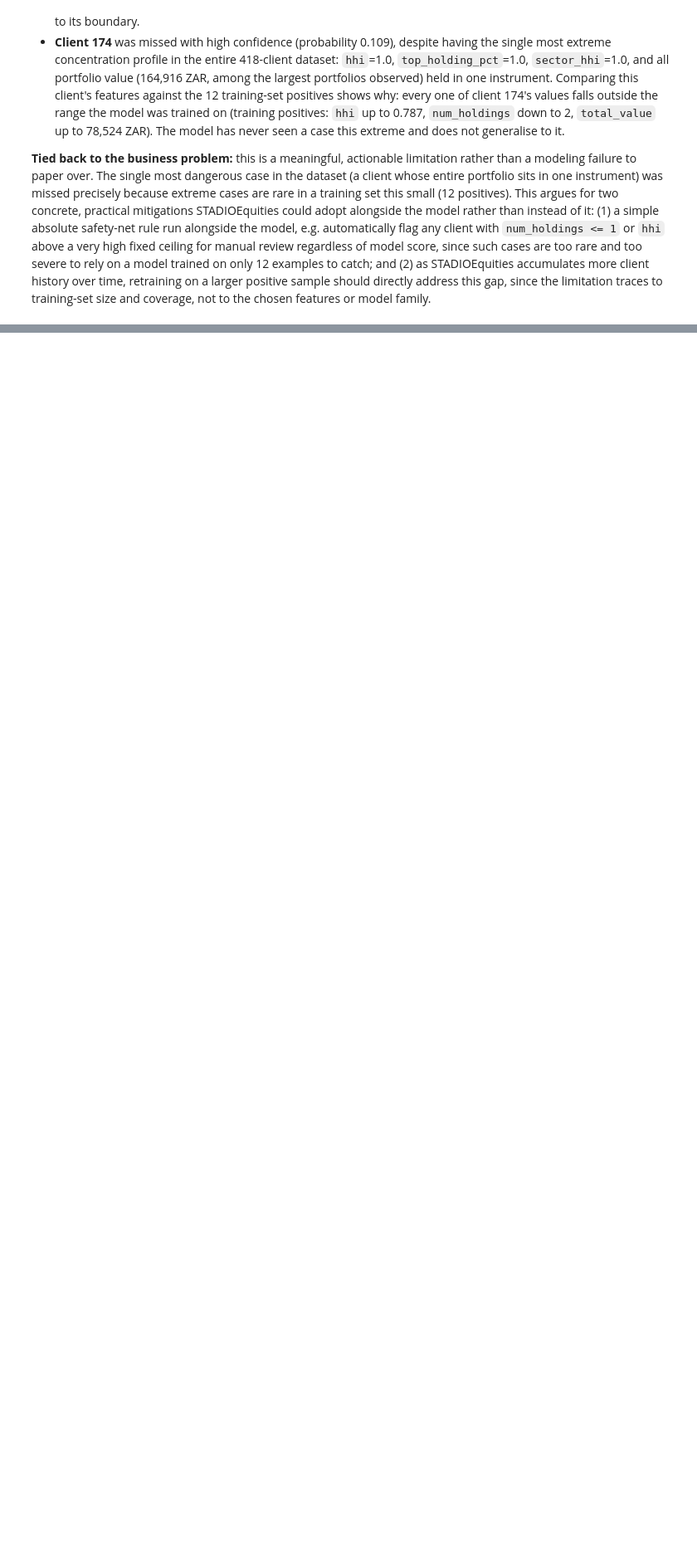
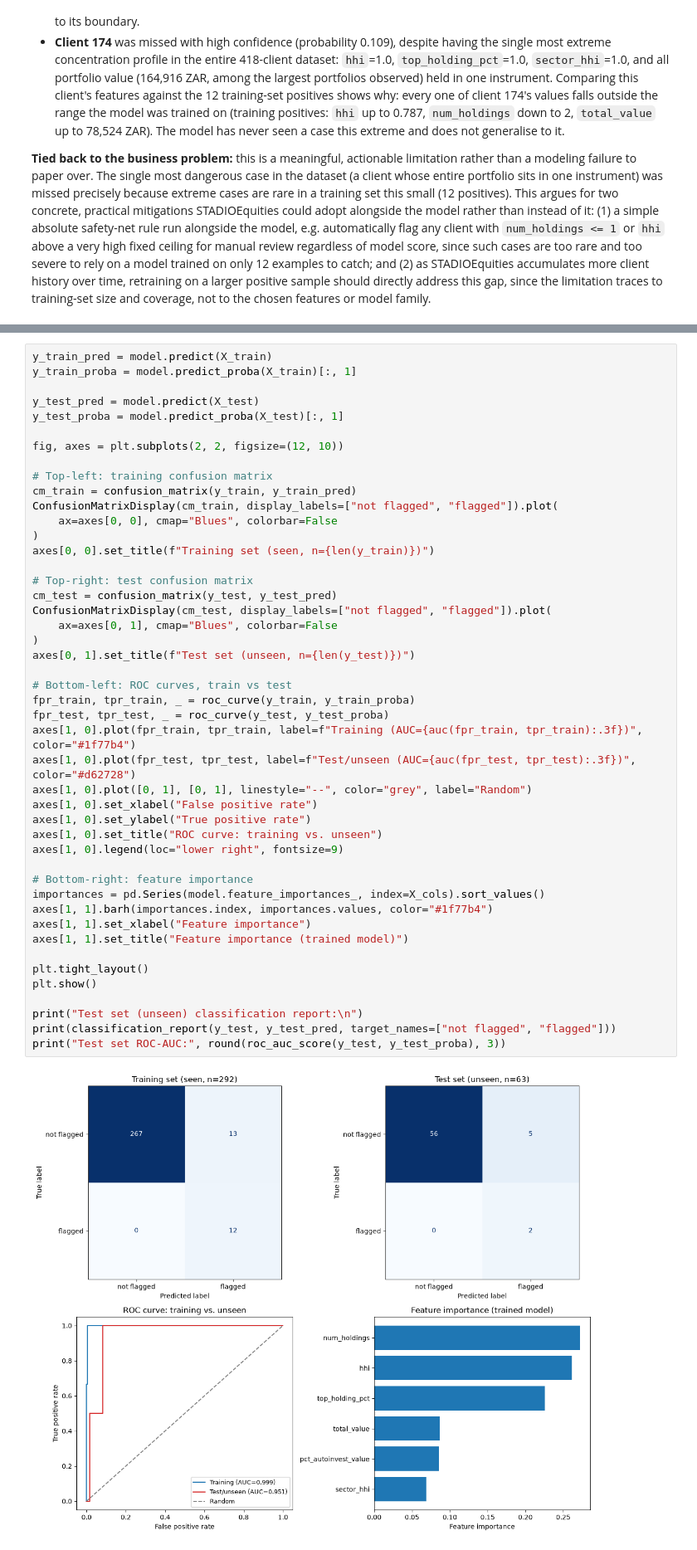
Before and after one commit to GopolangMmutlwaneCaptone/Risk-Concentration-Flagging, a Jupyter notebook: SS3_PartB/SS3_PartB.ipynb, the cells around one changed output, grey strips where cells are left out. Shown at 83% size. Drawn from its saved outputs; the diff is of its cells as text; blank space fills up the shorter version.

Commit message:
SS3 Part B: results visualisation (training vs unseen test performance, feature importance)

```diff
--- a/SS3_PartB/SS3_PartB.ipynb
+++ b/SS3_PartB/SS3_PartB.ipynb
@@ -1214,0 +1221,48 @@ Each of the 3 positive cases is discussed individually:
+# %%
+y_train_pred = model.predict(X_train)
+y_train_proba = model.predict_proba(X_train)[:, 1]
+
+y_test_pred = model.predict(X_test)
+y_test_proba = model.predict_proba(X_test)[:, 1]
+
+fig, axes = plt.subplots(2, 2, figsize=(12, 10))
+
+# Top-left: training confusion matrix
+cm_train = confusion_matrix(y_train, y_train_pred)
+ConfusionMatrixDisplay(cm_train, display_labels=["not flagged", "flagged"]).plot(
+    ax=axes[0, 0], cmap="Blues", colorbar=False
+)
+axes[0, 0].set_title(f"Training set (seen, n={len(y_train)})")
+
+# Top-right: test confusion matrix
+cm_test = confusion_matrix(y_test, y_test_pred)
+ConfusionMatrixDisplay(cm_test, display_labels=["not flagged", "flagged"]).plot(
+    ax=axes[0, 1], cmap="Blues", colorbar=False
+)
+axes[0, 1].set_title(f"Test set (unseen, n={len(y_test)})")
+
+# Bottom-left: ROC curves, train vs test
+fpr_train, tpr_train, _ = roc_curve(y_train, y_train_proba)
+fpr_test, tpr_test, _ = roc_curve(y_test, y_test_proba)
+axes[1, 0].plot(fpr_train, tpr_train, label=f"Training (AUC={auc(fpr_train, tpr_train):.3f})", color="#1f77b4")
+axes[1, 0].plot(fpr_test, tpr_test, label=f"Test/unseen (AUC={auc(fpr_test, tpr_test):.3f})", color="#d62728")
+axes[1, 0].plot([0, 1], [0, 1], linestyle="--", color="grey", label="Random")
+axes[1, 0].set_xlabel("False positive rate")
+axes[1, 0].set_ylabel("True positive rate")
+axes[1, 0].set_title("ROC curve: training vs. unseen")
+axes[1, 0].legend(loc="lower right", fontsize=9)
+
+# Bottom-right: feature importance
+importances = pd.Series(model.feature_importances_, index=X_cols).sort_values()
+axes[1, 1].barh(importances.index, importances.values, color="#1f77b4")
+axes[1, 1].set_xlabel("Feature importance")
+axes[1, 1].set_title("Feature importance (trained model)")
+
+plt.tight_layout()
+plt.show()
+
+print("Test set (unseen) classification report:\n")
+print(classification_report(y_test, y_test_pred, target_names=["not flagged", "flagged"]))
+print("Test set ROC-AUC:", round(roc_auc_score(y_test, y_test_proba), 3))
+# %% [output]
+[figure, added]
```
Also changed, not shown: parts of 3 cells of this notebook.
